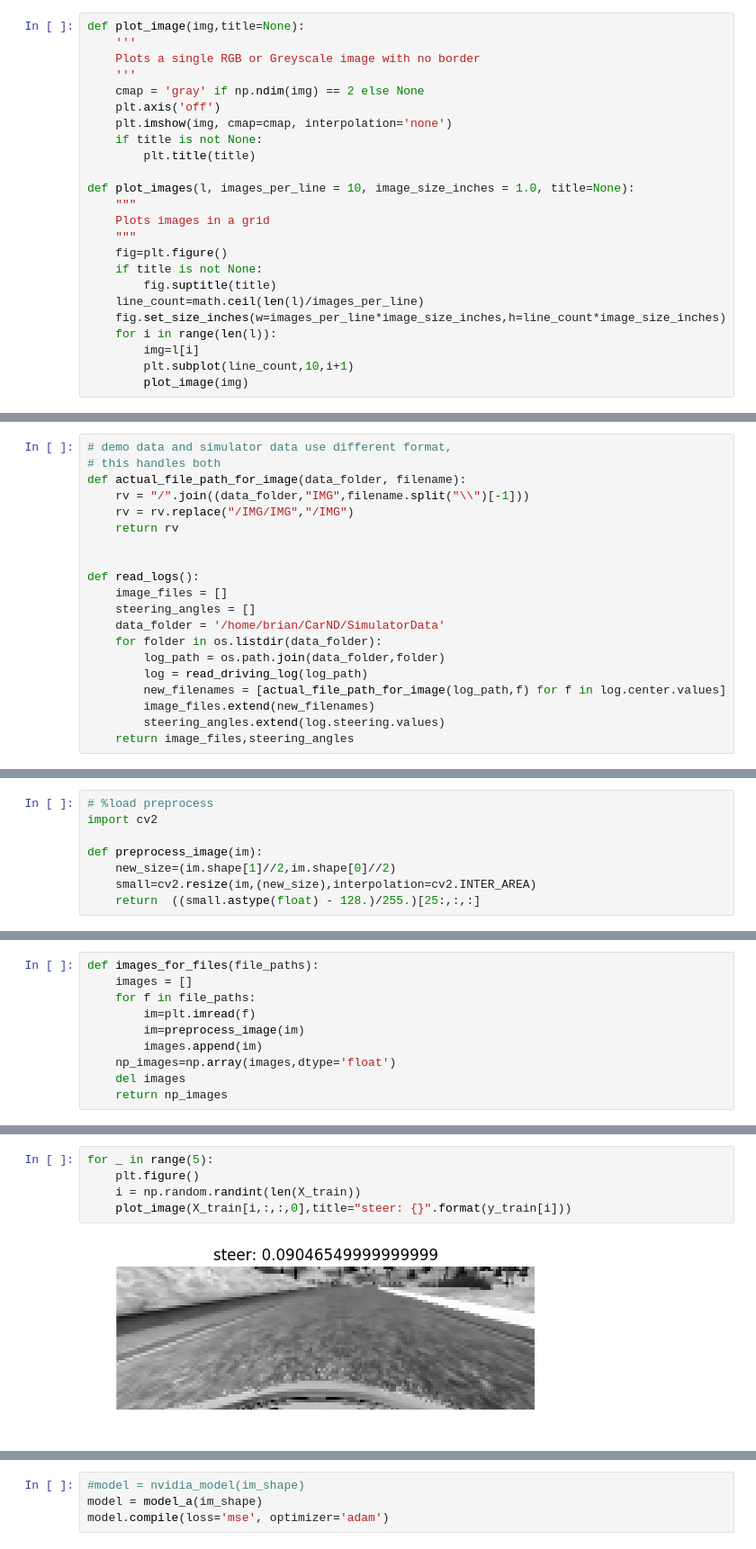
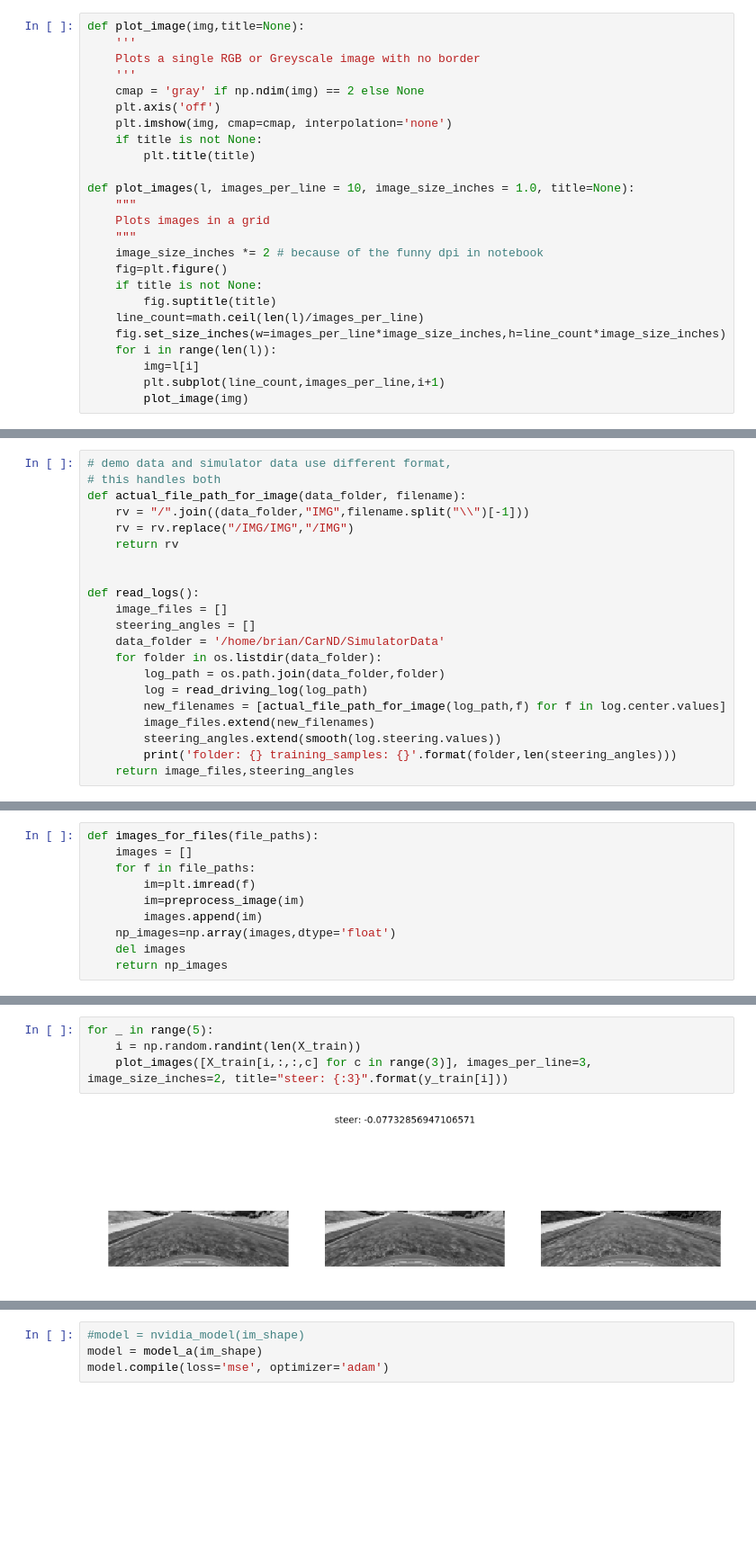
Before and after one commit to berickson/CarND-Behaviorial-Cloning, a Jupyter notebook: Behavorial-Cloning.ipynb, the cells around one changed output, grey strips where cells are left out. Shown at 90% size. Saved outputs shown, nothing was run; the diff lists cells and outputs as text; blank space fills up the shorter version.

```diff
--- a/Behavorial-Cloning.ipynb
+++ b/Behavorial-Cloning.ipynb
@@ -46,6 +46,7 @@ def plot_images(l, images_per_line = 10, image_size_inches = 1.0, title=None):
     """
     Plots images in a grid
     """
+    image_size_inches *= 2 # because of the funny dpi in notebook
     fig=plt.figure()
     if title is not None:
         fig.suptitle(title)
@@ -53,7 +54,7 @@ def plot_images(l, images_per_line = 10, image_size_inches = 1.0, title=None):
     fig.set_size_inches(w=images_per_line*image_size_inches,h=line_count*image_size_inches)
     for i in range(len(l)):
         img=l[i]
-        plt.subplot(line_count,10,i+1)
+        plt.subplot(line_count,images_per_line,i+1)
         plot_image(img)
 # %%
 def elements_at_indexes(*lists, indexes):
@@ -159,7 +201,8 @@ def read_logs():
         log = read_driving_log(log_path)
         new_filenames = [actual_file_path_for_image(log_path,f) for f in log.center.values]
         image_files.extend(new_filenames)
-        steering_angles.extend(log.steering.values)
+        steering_angles.extend(smooth(log.steering.values))
+        print('folder: {} training_samples: {}'.format(folder,len(steering_angles)))
     return image_files,steering_angles
 # %%
 X_path,y=read_logs()
@@ -168,10 +217,2 @@ X_train_path, X_val_path, y_train, y_val = \
 # %%
 X_train_path_r,y_train_r = random_sample(X_train_path,y_train)
-# %%
-# %load preprocess
-import cv2
-
-def preprocess_image(im):
-    new_size=(im.shape[1]//2,im.shape[0]//2)
-    small=cv2.resize(im,(new_size),interpolation=cv2.INTER_AREA)
-    return  ((small.astype(float) - 128.)/255.)[25:,:,:]
@@ -256,7 +253,6 @@ X_train[0:1].shape
 # %%
 for _ in range(5):
-    plt.figure()
     i = np.random.randint(len(X_train))
-    plot_image(X_train[i,:,:,0],title="steer: {}".format(y_train[i]))
+    plot_images([X_train[i,:,:,c] for c in range(3)], images_per_line=3, image_size_inches=2, title="steer: {:3}".format(y_train[i]))
 # %% [output]
-[figure, old version]
+[figure, new version]
```
Also changed, not shown: parts of 22 cells of this notebook, 8 other files.
